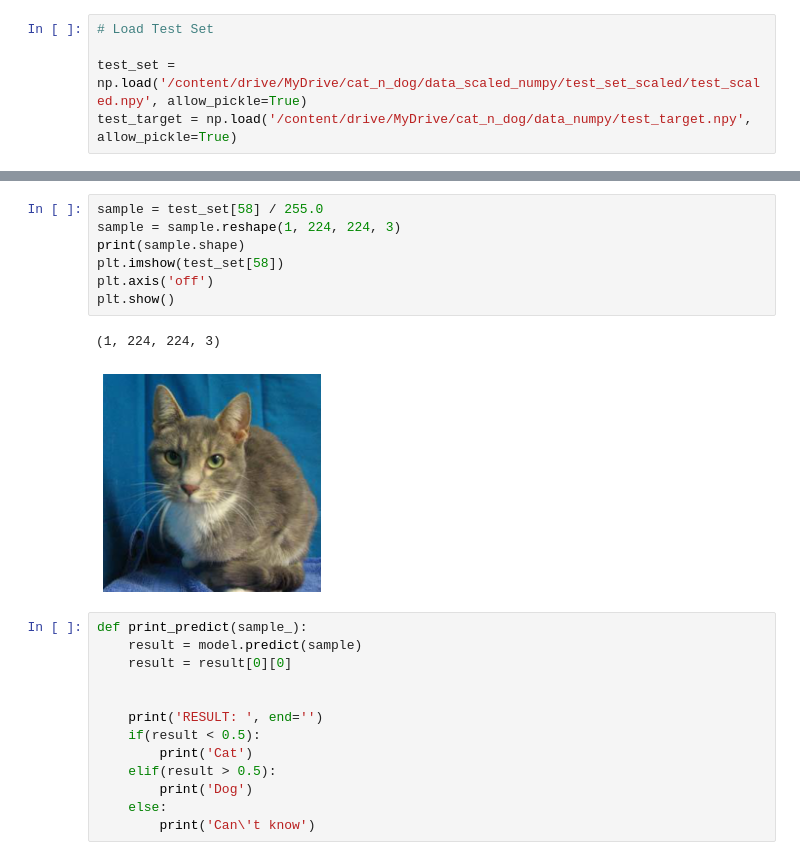
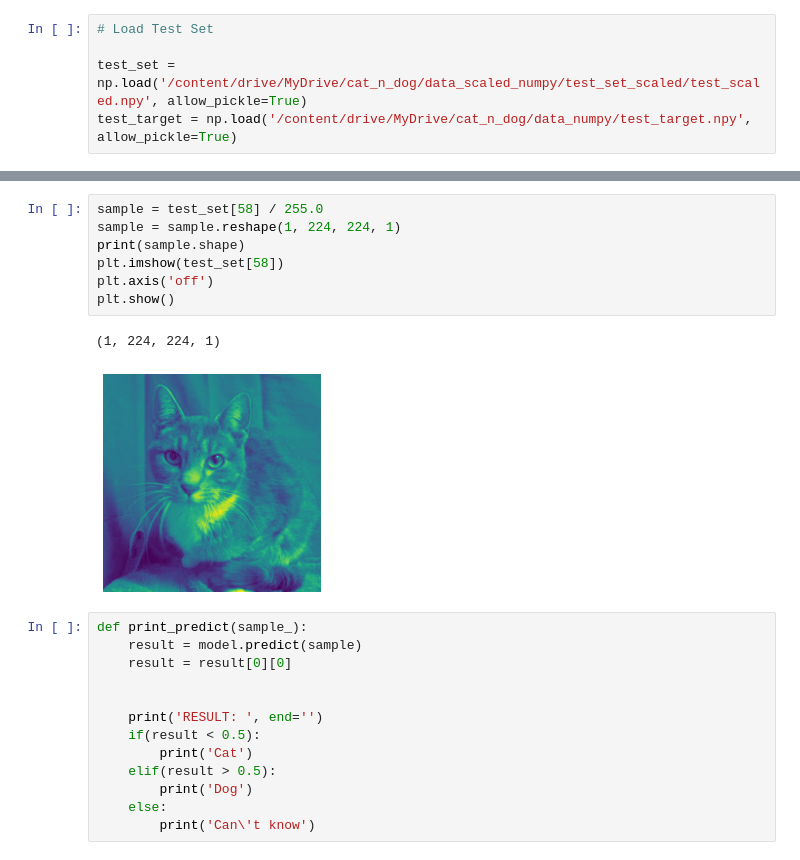
Before and after one commit to drawcodeboy/Cat_n_Dog_Classification, a Jupyter notebook: cat_n_dog_modeling_ver2.ipynb, the cells around one changed output, grey strips where cells are left out. Cells and saved outputs as stored; diff of their text form.

```diff
--- a/cat_n_dog_modeling_ver2.ipynb
+++ b/cat_n_dog_modeling_ver2.ipynb
@@ -163,13 +224,13 @@ model.evaluate(test_set_scaled, test_target)
 # %%
 sample = test_set[58] / 255.0
-sample = sample.reshape(1, 224, 224, 3)
+sample = sample.reshape(1, 224, 224, 1)
 print(sample.shape)
 plt.imshow(test_set[58])
 plt.axis('off')
 plt.show()
 # %% [output]
-(1, 224, 224, 3)
+(1, 224, 224, 1)
-[figure, old version]
+[figure, new version]
 # %%
 def print_predict(sample_):
     result = model.predict(sample)
```
Also changed, not shown: parts of 13 cells of this notebook.
